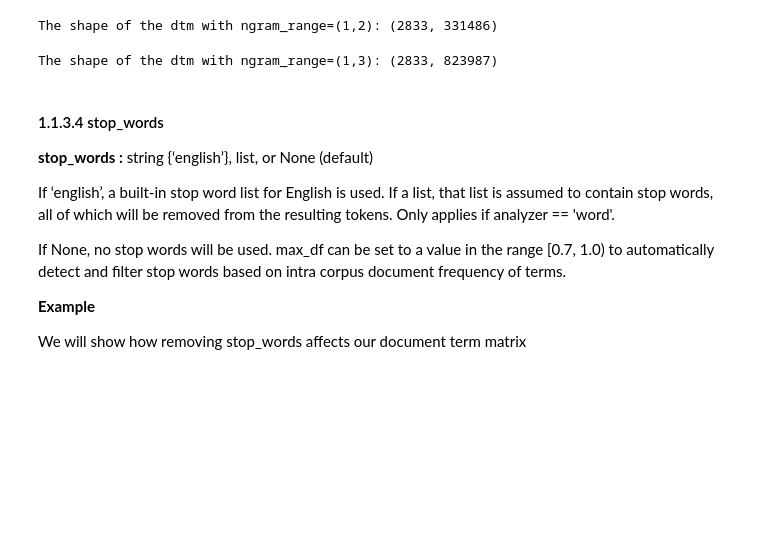
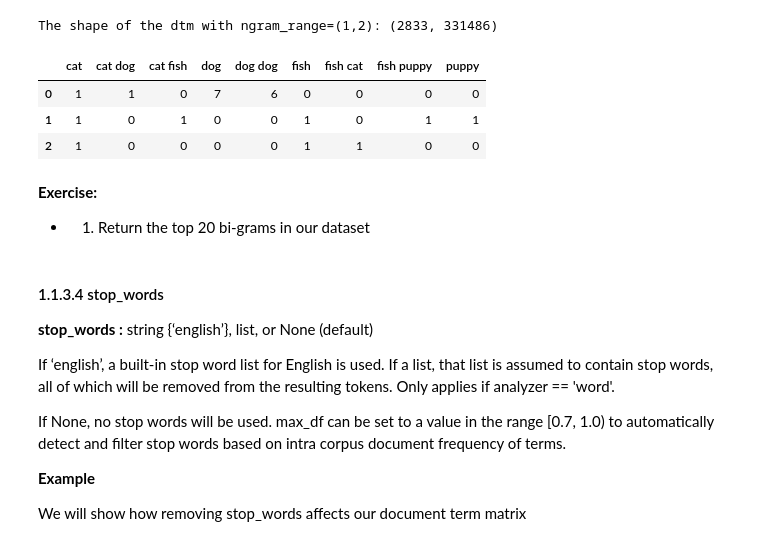
Before and after one commit to cwb35/Text_Mining_Sklearn, a Jupyter notebook: Text_Mining_Lecture.ipynb, the cells around one changed output. Saved outputs shown, nothing was run; the diff lists cells and outputs as text; code cells hidden in the pictures; blank space fills up the shorter version.

```diff
--- a/Text_Mining_Lecture.ipynb
+++ b/Text_Mining_Lecture.ipynb
@@ -467,12 +511,20 @@ train_dtm = cv.fit_transform(df['Text'])
 print("The shape of the dtm with ngram_range=(1,2): {}".format(train_dtm.shape))
 # %% [output]
 The shape of the dtm with ngram_range=(1,2): (2833, 331486)
-# %%
-cv = CountVectorizer(ngram_range=(1,3))
-train_dtm = cv.fit_transform(df['Text'])
-print("The shape of the dtm with ngram_range=(1,3): {}".format(train_dtm.shape))
-# %% [output]
-The shape of the dtm with ngram_range=(1,3): (2833, 823987)
+# %%
+text = ['cat dog dog dog dog dog dog dog', 'cat fish puppy', 'fish cat']
+cv = CountVectorizer(ngram_range=(1,2))
+test_dtm = cv.fit_transform(text)
+dtm_todf(test_dtm, cv)
+# %% [output]
+|  | cat | cat dog | cat fish | dog | dog dog | fish | fish cat | fish puppy | puppy |
+| 0 | 1 | 1 | 0 | 7 | 6 | 0 | 0 | 0 | 0 |
+| 1 | 1 | 0 | 1 | 0 | 0 | 1 | 0 | 1 | 1 |
+| 2 | 1 | 0 | 0 | 0 | 0 | 1 | 1 | 0 | 0 |
+# %% [markdown]
+__Exercise:__
+
+  * 1) Return the top 20 bi-grams in our dataset
 # %% [markdown]
 <a id='1.1.3.4'></a>
 #### 1.1.3.4 stop_words
```
Also changed, not shown: parts of 43 cells of this notebook, 3 other files.
